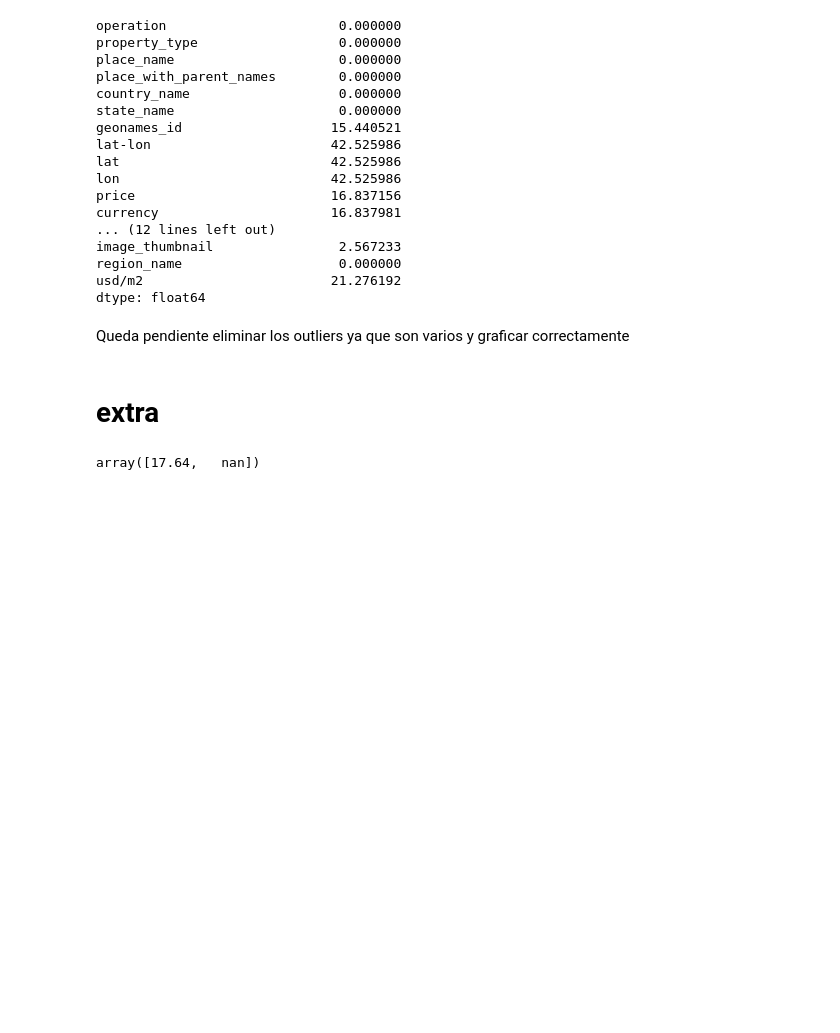
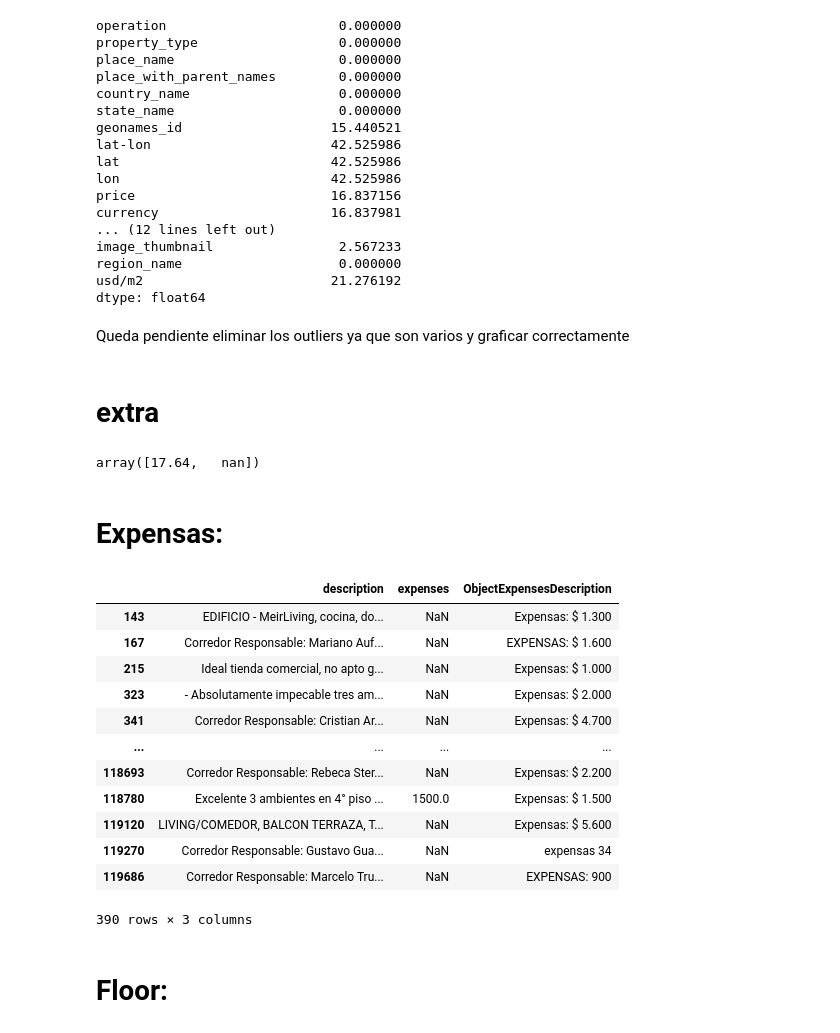
Before and after one commit to JoaquinC-1/TP_DH, a Jupyter notebook: TP_properati.ipynb, the cells around one changed output. Drawn from its saved outputs; the diff is of its cells as text; code cells hidden in the pictures; blank space fills up the shorter version.

Commit message:
agrego regex de expensas y floor

```diff
--- a/TP_properati.ipynb
+++ b/TP_properati.ipynb
@@ -615,3 +610,5 @@ usd = round(data.price_aprox_local_currency.div(data.price_aprox_usd),2)
 usd.unique()
 # %% [output]
 array([17.64,   nan])
+# %% [markdown]
+# Expensas:
@@ -617,0 +625,20 @@ array([17.64,   nan])
+# %%
+#verifico los campos expensas, descripción y el campo patrón:
+data_aux_expensas= data.loc[mask_data_expensas_match_notnull, ["description", "expenses","ObjectExpensesDescription"]]
+data_aux_expensas
+# %% [output]
+|  | description | expenses | ObjectExpensesDescription |
+| 143 | EDIFICIO - MeirLiving, cocina, do... | NaN | Expensas: $ 1.300 |
+| 167 | Corredor Responsable: Mariano Auf... | NaN | EXPENSAS: $ 1.600 |
+| 215 | Ideal tienda comercial, no apto g... | NaN | Expensas: $ 1.000 |
+| 323 | - Absolutamente impecable tres am... | NaN | Expensas: $ 2.000 |
+| 341 | Corredor Responsable: Cristian Ar... | NaN | Expensas: $ 4.700 |
+| ... | ... | ... | ... |
+| 118693 | Corredor Responsable: Rebeca Ster... | NaN | Expensas: $ 2.200 |
+| 118780 | Excelente 3 ambientes en 4° piso ... | 1500.0 | Expensas: $ 1.500 |
+| 119120 | LIVING/COMEDOR, BALCON TERRAZA, T... | NaN | Expensas: $ 5.600 |
+| 119270 | Corredor Responsable: Gustavo Gua... | NaN | expensas 34 |
+| 119686 | Corredor Responsable: Marcelo Tru... | NaN | EXPENSAS: 900 |
+390 rows × 3 columns
+# %% [markdown]
+# Floor:
```
Also changed, not shown: parts of 6 cells of this notebook.
